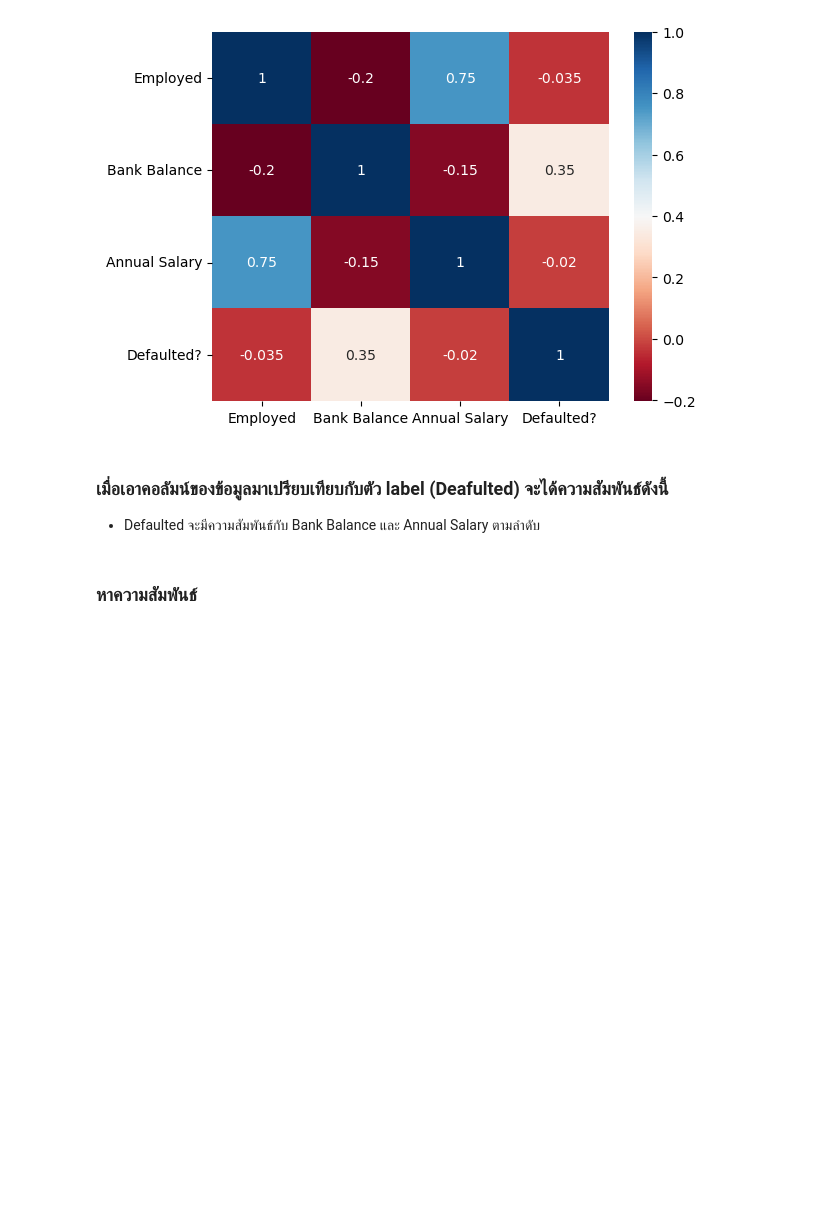
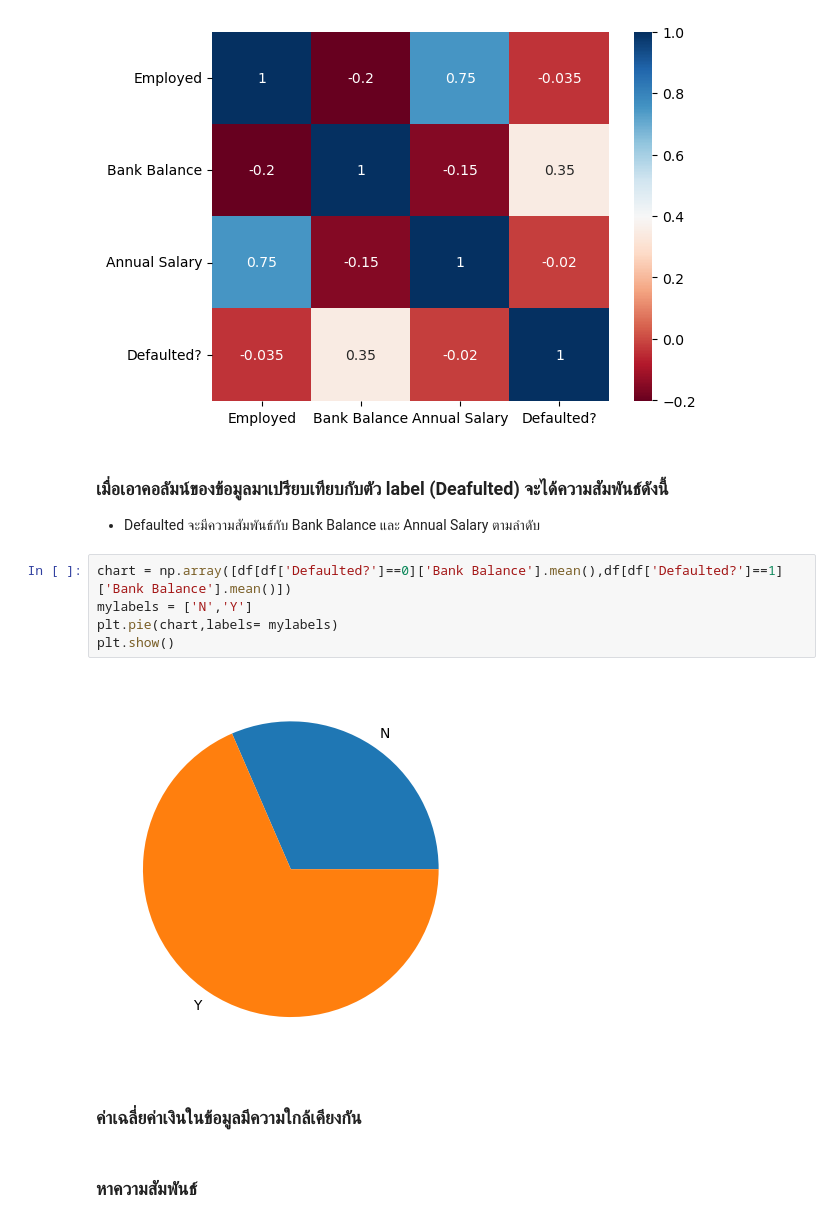
Before and after one commit to chatchaijunpatch/bankLoanProject, a Jupyter notebook: model Analysis/predict.ipynb, the cells around one changed output. Saved outputs shown, nothing was run; the diff lists cells and outputs as text; blank space fills up the shorter version.

```diff
--- a/model Analysis/predict.ipynb
+++ b/model Analysis/predict.ipynb
@@ -68,6 +68,15 @@ plt.show()
 # %% [markdown]
 ### เมื่อเอาคอลัมน์ของข้อมูลมาเปรียบเทียบกับตัว label (Deafulted) จะได้ความสัมพันธ์ดังนี้
 - Defaulted จะมีความสัมพันธ์กับ Bank Balance และ Annual Salary ตามลำดับ
+# %%
+chart = np.array([df[df['Defaulted?']==0]['Bank Balance'].mean(),df[df['Defaulted?']==1]['Bank Balance'].mean()])
+mylabels = ['N','Y']
+plt.pie(chart,labels= mylabels)
+plt.show()
+# %% [output]
+[figure, added]
+# %% [markdown]
+### ค่าเฉลี่ยค่าเงินในข้อมูลมีความใกล้เคียงกัน
 # %% [markdown]
 ### หาความสัมพันธ์
 # %%
```
Also changed, not shown: 1 other file.
